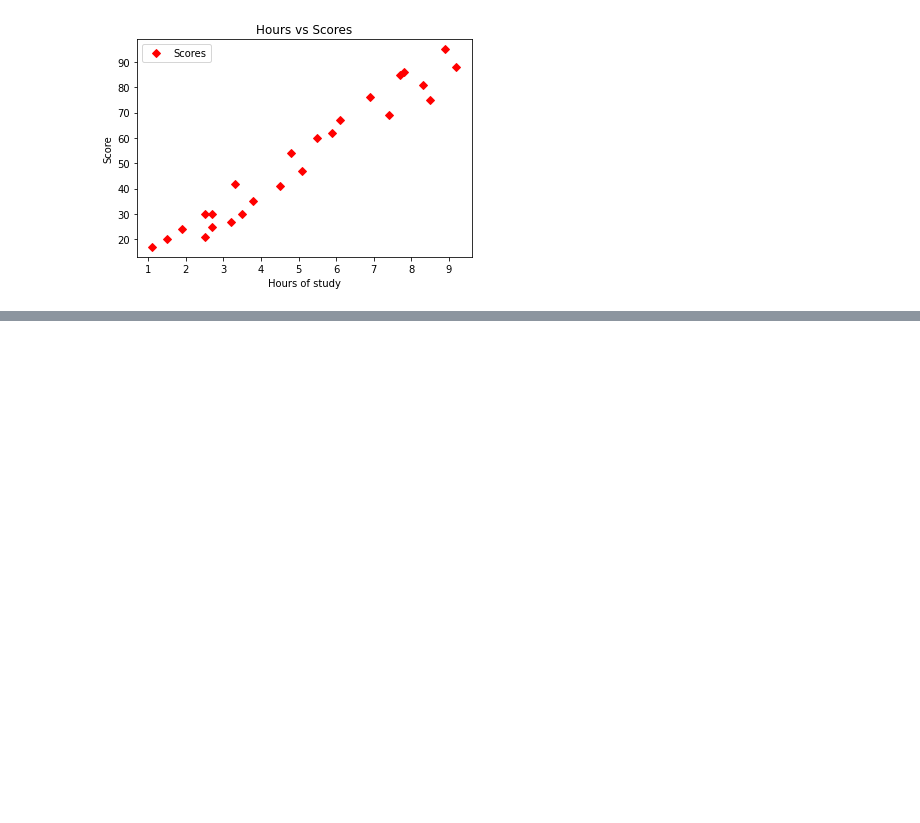
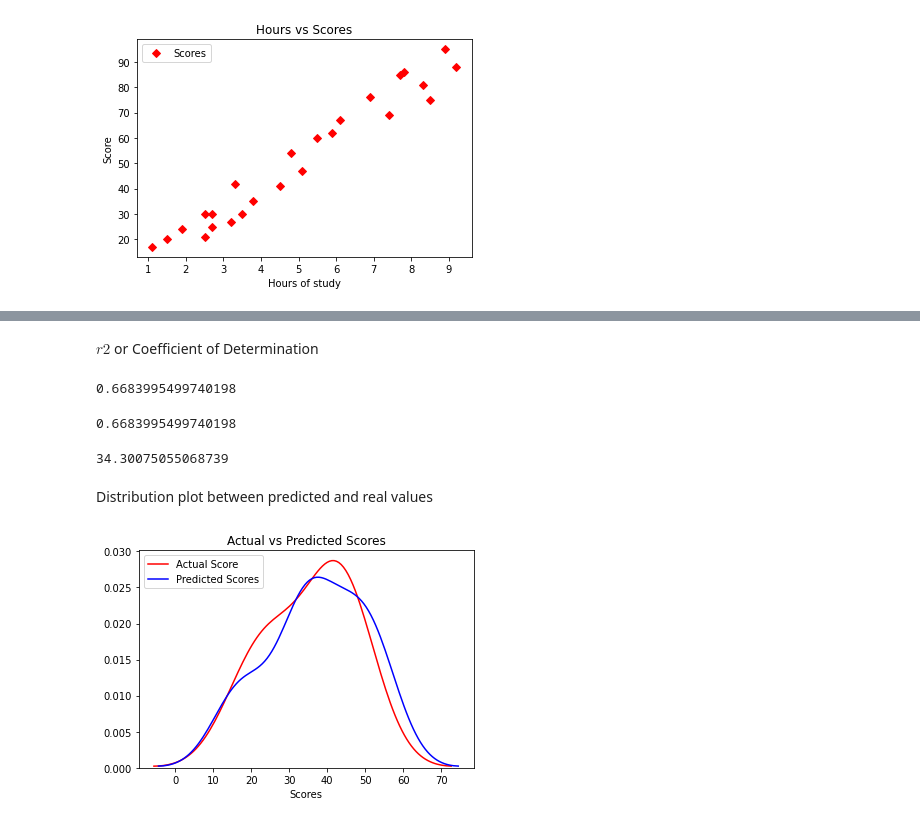
Before and after one commit to yesdeepakmittal/ml4beginners, a Jupyter notebook: mlDay01_Marks_prediction.ipynb, the cells around one changed output, grey strips where cells are left out. Saved outputs shown, nothing was run; the diff lists cells and outputs as text; code cells hidden in the pictures; blank space fills up the shorter version.

```diff
--- a/mlDay01_Marks_prediction.ipynb
+++ b/mlDay01_Marks_prediction.ipynb
@@ -60,0 +93,3 @@ just checking for commiting
+# %%
+Yhat_lr=lr.predict(x_test)
+Yhat_lr
@@ -60,0 +115,23 @@ just checking for commiting
+# %% [markdown]
+$r{2}$ or Coefficient of Determination
+# %%
+from sklearn.metrics import r2_score,mean_squared_error
+r2_score(y_test,Yhat_lr)
+# %% [output]
+0.6683995499740198
+# %%
+lr.score(x_test,y_test)
+# %% [output]
+0.6683995499740198
+# %%
+mean_squared_error(y_test,Yhat_lr)
+# %% [output]
+34.30075055068739
+# %% [markdown]
+Distribution plot between predicted and real values
+# %%
+sns.distplot(y_test,hist=False,color='r',label='Actual Score')
+plt.title('Actual vs Predicted Scores')
+g=sns.distplot(Yhat_lr,hist=False,color='b',label='Predicted Scores')
+# %% [output]
+[figure, added]
```
Also changed, not shown: parts of 19 cells of this notebook.
